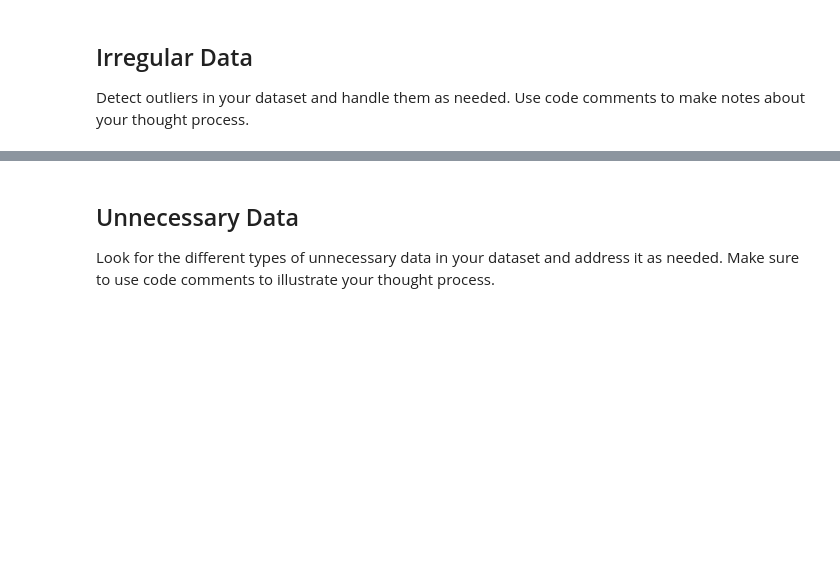
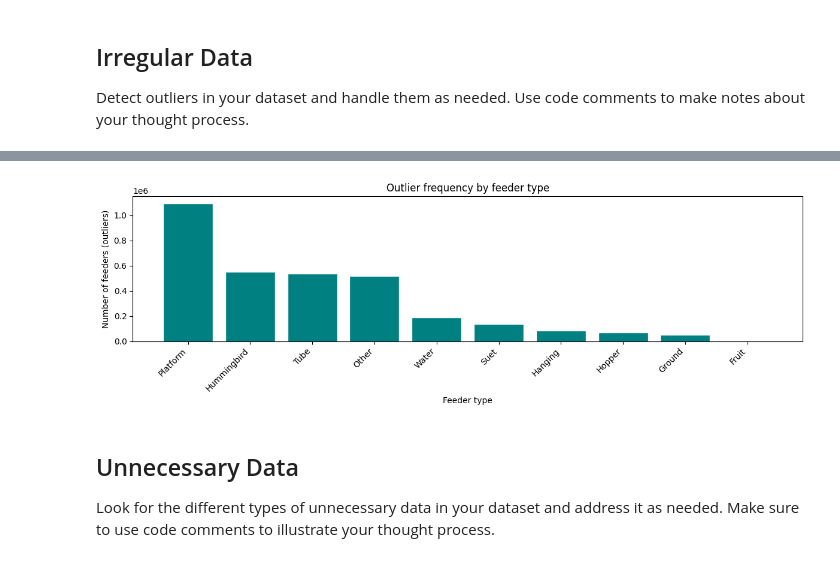
Before and after one commit to EJoyce-DA/cleaning-data-checkpoint, a Jupyter notebook: checkpoint-three.ipynb, the cells around one changed output, grey strips where cells are left out. Drawn from its saved outputs; the diff is of its cells as text; code cells hidden in the pictures; blank space fills up the shorter version.

```diff
--- a/checkpoint-three.ipynb
+++ b/checkpoint-three.ipynb
@@ -288,0 +360,6 @@ pfw_feeders_fruit
+# %%
+# I want to create a new column that flags if a sighting has an outlier number of feeders.
+# I will add this column to the pfw_outliers dataframe for easy reference when looking at all outliers.
+pfw_outliers['feeder_outlier'] = pfw_VR['obs_id'].isin(feeder_outlier_table['obs_id'])
+
+pfw_outliers.head()
@@ -289,3 +374,52 @@ pfw_feeders_fruit
+# %%
+# I will create a similar bar plot for feeder outliers
+# First I have to add the information from my feeder_outliers_table to the to pfw_outliers dataframe, which I will do using .merge()
+
+
+feeder_info = feeder_outlier_table[['obs_id', 'num_feeders', 'feeder_type']].drop_duplicates(subset='obs_id')
+
+pfw_outliers = pfw_outliers.merge(
+    feeder_info,
+    on='obs_id',
+    how='inner'
+)
+
+pfw_outliers['num_feeders'] = pfw_outliers['num_feeders'].fillna(0)
+
+# I then need to define the data I want to plot
+feeder_outs_only = pfw_outliers[pfw_outliers['feeder_outlier']]
+
+summary = feeder_outs_only.groupby('feeder_type')['num_feeders'].sum().sort_values(ascending=False)
+
+feeder_name_map = {
+    'numfeeders_suet': 'Suet',
+    'numfeeders_ground': 'Ground',
+    'numfeeders_hanging': 'Hanging',
+    'numfeeders_platfrm': 'Platform',
+    'numfeeders_humming': 'Hummingbird',
+    'numfeeders_water': 'Water',
+    'numfeeders_thistle': 'Thistle',
+    'numfeeders_fruit': 'Fruit',
+    'numfeeders_hopper': 'Hopper',
+    'numfeeders_tube': 'Tube',
+    'numfeeders_other': 'Other'
+}
+
+feeder_type_labels = [feeder_name_map.get(ft, ft) for ft in summary.index]
+
+# Now I will create the bar plot
+
+# outlier frequency for number of feeders
+plt.figure(figsize=(12,4))
+plt.bar(feeder_type_labels, summary.values, color='teal', edgecolor='white')
+plt.ylabel('Number of feeders (outliers)')
+plt.xlabel('Feeder type')
+plt.title('Outlier frequency by feeder type')
+plt.xticks(rotation=45, ha='right')
+plt.tight_layout()
+plt.show()
+# %% [output]
+[figure, added]
 # %% [markdown]
 ## Unnecessary Data
 
```
Also changed, not shown: parts of 48 cells of this notebook.
